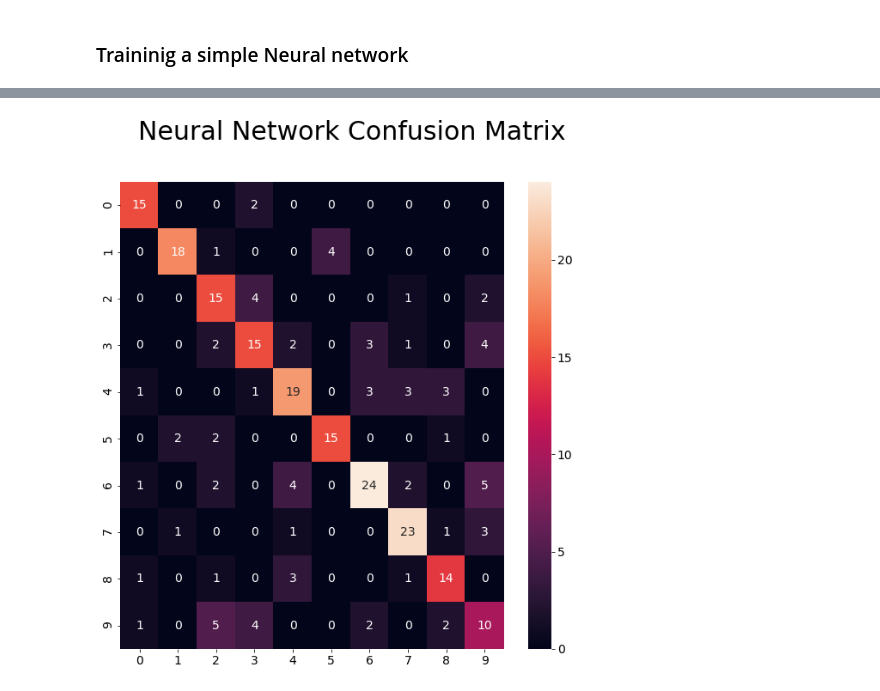
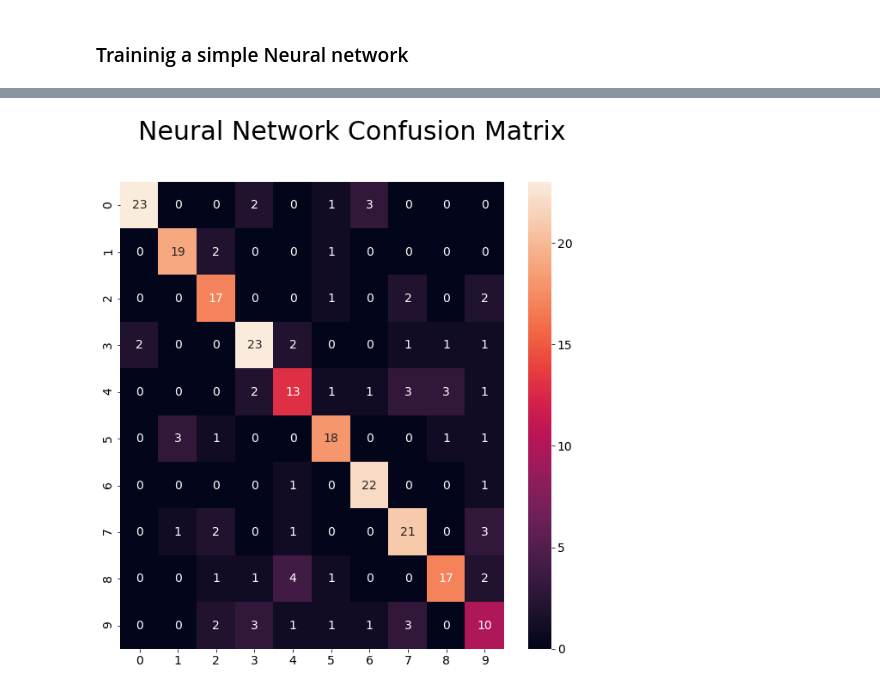
Before and after one commit to andbluedev/Music-Genre-Classification-Notebooks, a Jupyter notebook: NN-Training-CSV_V2.ipynb, the cells around one changed output, grey strips where cells are left out. Drawn from its saved outputs; the diff is of its cells as text; code cells hidden in the pictures.

```diff
--- a/NN-Training-CSV_V2.ipynb
+++ b/NN-Training-CSV_V2.ipynb
@@ -77,14 +77,15 @@ from tensorflow.keras.callbacks import EarlyStopping
 
 model = Sequential([
     Input(shape=X.shape[1:]),
-    Dense(400, activation="relu"),
-    Dense(200, activation="relu"),
+    Dense(600, activation="relu"),
+    Dense(300, activation="relu"),
     Dense(100, activation="relu"),
+    Dense(50, activation="tanh"),
     Dense(10, activation="softmax"),
 ])
 
 model.compile(loss="sparse_categorical_crossentropy", # because classes are exclusive or else we would use  categorical_crossentropy
-             optimizer=SGD(learning_rate=0.003), # Stochastic Gradient Descent, will use backpropoagation (reverse mode autodiff + Gradient Descent
+             optimizer=SGD(learning_rate=0.002), # Stochastic Gradient Descent, will use backpropoagation (reverse mode autodiff + Gradient Descent
              metrics=["accuracy"],)
 
 model.summary()
@@ -96,5 +97,5 @@ early_stopping_cb = EarlyStopping(patience=100,  # interupus training early if n
 
 
 #history = model.fit(X_train, y_train, epochs=500, validation_data=(X_valid, y_valid), callbacks=[early_stopping_cb])
-history = model.fit(X_train, y_train, epochs=300, validation_data=(X_valid, y_valid))
+history = model.fit(X_train, y_train, epochs=600, validation_data=(X_valid, y_valid))
 # %% [output]
@@ -153,6 +140,6 @@ from sklearn.metrics import confusion_matrix
 from ml_toolbox import show_confusion_matrix
 
 y_pred_nn = np.argmax(model.predict(X_test), axis=-1)
-
+model.evaluate(X_test, y_test)
 show_confusion_matrix(y_test, y_pred_nn, encoder, "Neural Network Confusion Matrix")
 # %% [output]
@@ -159,11 +147,11 @@ show_confusion_matrix(y_test, y_pred_nn, encoder, "Neural Network Confusion Matr
 Class 0: blues
 Class 1: classical
 Class 2: country
 Class 3: disco
 Class 4: hiphop
 Class 5: jazz
 Class 6: metal
 Class 7: pop
 Class 8: reggae
 Class 9: rock
-[figure, old version]
+[figure, new version]
```
Also changed, not shown: parts of 4 cells of this notebook, 1 other file.
